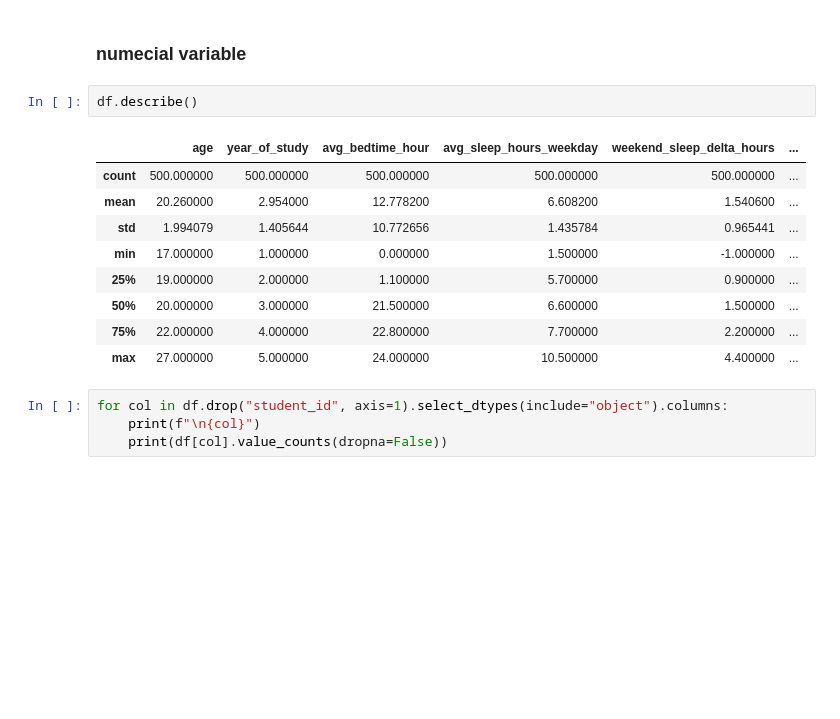
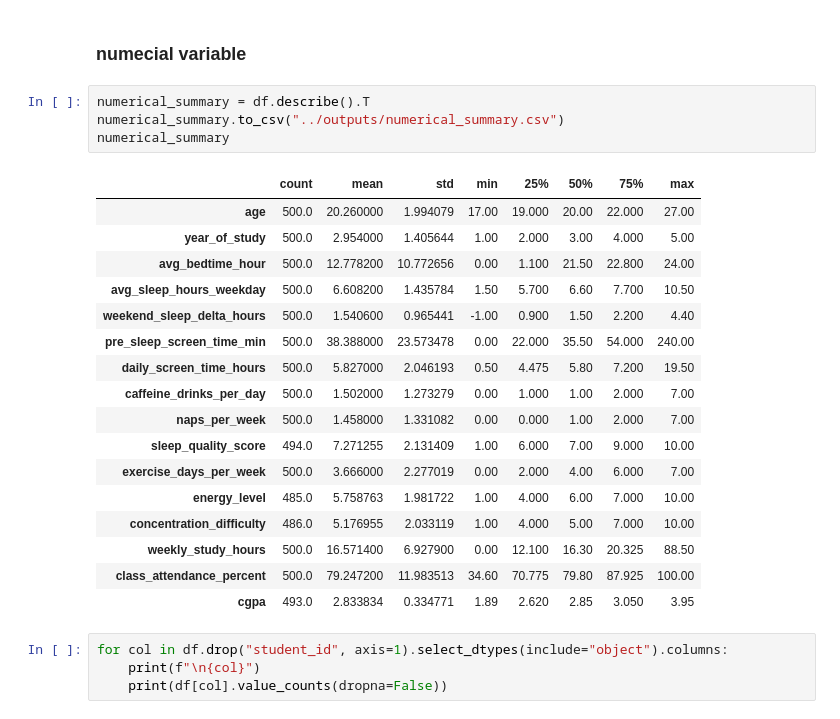
Before and after one commit to abdurrahmanmahir6-hue/data_science_project, a Jupyter notebook: Student_Performance_Analysis/notebook/01_data_understanding_cleaning.ipynb, the cells around one changed output. Cells and saved outputs as stored; diff of their text form; blank space fills up the shorter version.

```diff
--- a/Student_Performance_Analysis/notebook/01_data_understanding_cleaning.ipynb
+++ b/Student_Performance_Analysis/notebook/01_data_understanding_cleaning.ipynb
@@ -111,17 +90,27 @@ cgpa                                    7                 1.4
 # %% [markdown]
 ### numecial variable
 # %%
-df.describe()
+numerical_summary = df.describe().T
+numerical_summary.to_csv("../outputs/numerical_summary.csv")
+numerical_summary
 # %% [output]
-|  | age | year_of_study | avg_bedtime_hour | avg_sleep_hours_weekday | weekend_sleep_delta_hours | ... |
-| count | 500.000000 | 500.000000 | 500.000000 | 500.000000 | 500.000000 | ... |
-| mean | 20.260000 | 2.954000 | 12.778200 | 6.608200 | 1.540600 | ... |
-| std | 1.994079 | 1.405644 | 10.772656 | 1.435784 | 0.965441 | ... |
-| min | 17.000000 | 1.000000 | 0.000000 | 1.500000 | -1.000000 | ... |
-| 25% | 19.000000 | 2.000000 | 1.100000 | 5.700000 | 0.900000 | ... |
-| 50% | 20.000000 | 3.000000 | 21.500000 | 6.600000 | 1.500000 | ... |
-| 75% | 22.000000 | 4.000000 | 22.800000 | 7.700000 | 2.200000 | ... |
-| max | 27.000000 | 5.000000 | 24.000000 | 10.500000 | 4.400000 | ... |
+|  | count | mean | std | min | 25% | 50% | 75% | max |
+| age | 500.0 | 20.260000 | 1.994079 | 17.00 | 19.000 | 20.00 | 22.000 | 27.00 |
+| year_of_study | 500.0 | 2.954000 | 1.405644 | 1.00 | 2.000 | 3.00 | 4.000 | 5.00 |
+| avg_bedtime_hour | 500.0 | 12.778200 | 10.772656 | 0.00 | 1.100 | 21.50 | 22.800 | 24.00 |
+| avg_sleep_hours_weekday | 500.0 | 6.608200 | 1.435784 | 1.50 | 5.700 | 6.60 | 7.700 | 10.50 |
+| weekend_sleep_delta_hours | 500.0 | 1.540600 | 0.965441 | -1.00 | 0.900 | 1.50 | 2.200 | 4.40 |
+| pre_sleep_screen_time_min | 500.0 | 38.388000 | 23.573478 | 0.00 | 22.000 | 35.50 | 54.000 | 240.00 |
+| daily_screen_time_hours | 500.0 | 5.827000 | 2.046193 | 0.50 | 4.475 | 5.80 | 7.200 | 19.50 |
+| caffeine_drinks_per_day | 500.0 | 1.502000 | 1.273279 | 0.00 | 1.000 | 1.00 | 2.000 | 7.00 |
+| naps_per_week | 500.0 | 1.458000 | 1.331082 | 0.00 | 0.000 | 1.00 | 2.000 | 7.00 |
+| sleep_quality_score | 494.0 | 7.271255 | 2.131409 | 1.00 | 6.000 | 7.00 | 9.000 | 10.00 |
+| exercise_days_per_week | 500.0 | 3.666000 | 2.277019 | 0.00 | 2.000 | 4.00 | 6.000 | 7.00 |
+| energy_level | 485.0 | 5.758763 | 1.981722 | 1.00 | 4.000 | 6.00 | 7.000 | 10.00 |
+| concentration_difficulty | 486.0 | 5.176955 | 2.033119 | 1.00 | 4.000 | 5.00 | 7.000 | 10.00 |
+| weekly_study_hours | 500.0 | 16.571400 | 6.927900 | 0.00 | 12.100 | 16.30 | 20.325 | 88.50 |
+| class_attendance_percent | 500.0 | 79.247200 | 11.983513 | 34.60 | 70.775 | 79.80 | 87.925 | 100.00 |
+| cgpa | 493.0 | 2.833834 | 0.334771 | 1.89 | 2.620 | 2.85 | 3.050 | 3.95 |
 # %%
 for col in df.drop("student_id", axis=1).select_dtypes(include="object").columns:
     print(f"\n{col}")
```
Also changed, not shown: parts of 14 cells of this notebook, 4 other files.
